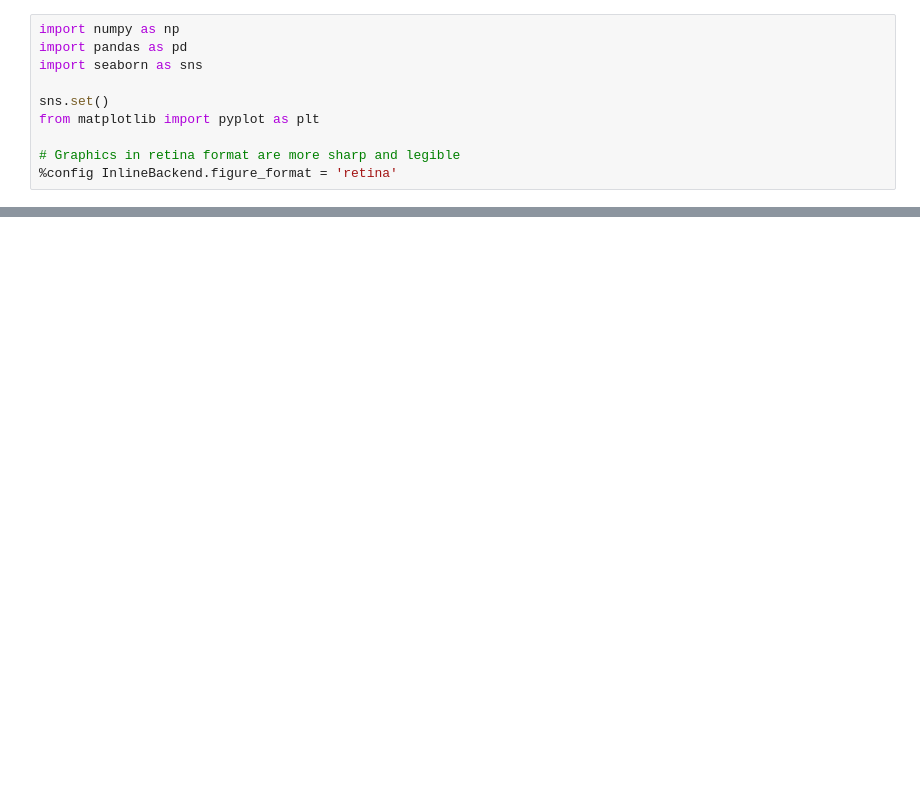
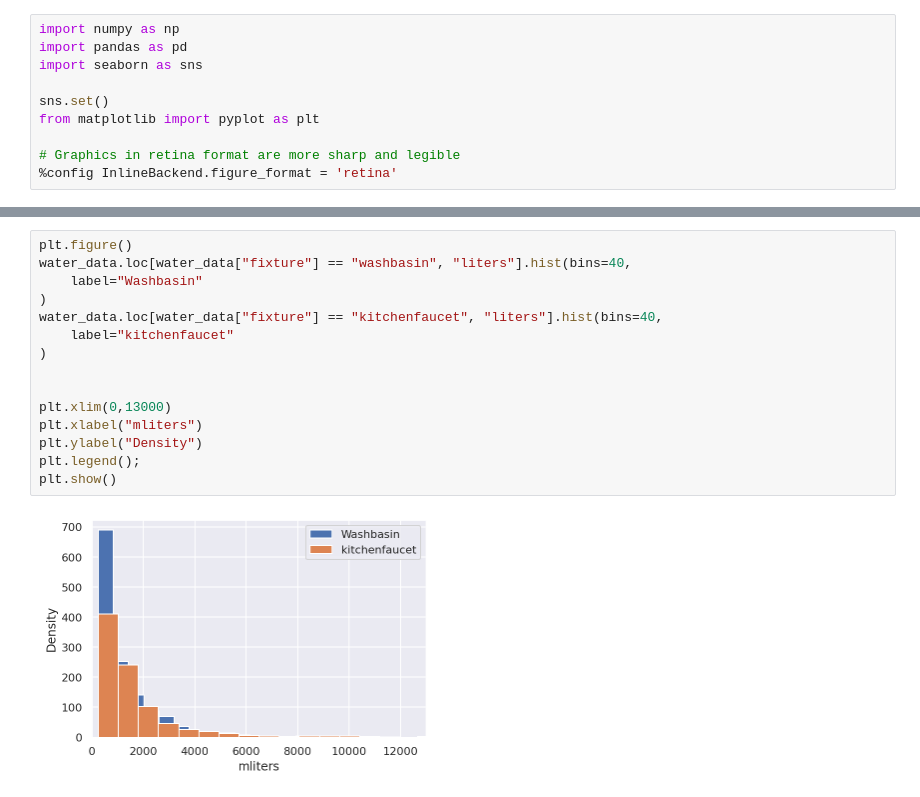
Before and after one commit to 25sal/2021_water_chapter, a Jupyter notebook: ensembles.ipynb, the cells around one changed output, grey strips where cells are left out. Drawn from its saved outputs; the diff is of its cells as text; blank space fills up the shorter version.

```diff
--- a/ensembles.ipynb
+++ b/ensembles.ipynb
@@ -31,3 +29,20 @@ plt.legend();
+# %%
+plt.figure()
+water_data.loc[water_data["fixture"] == "washbasin", "liters"].hist(bins=40,
+    label="Washbasin"
+)
+water_data.loc[water_data["fixture"] == "kitchenfaucet", "liters"].hist(bins=40,
+    label="kitchenfaucet"
+)
+
+
+plt.xlim(0,13000)
+plt.xlabel("mliters")
+plt.ylabel("Density")
+plt.legend();
+plt.show()
+# %% [output]
+[figure, added]
 # %%
 def get_bootstrap_samples(data, n_samples):
     """Generate bootstrap samples using the bootstrap method."""
```
Also changed, not shown: parts of 2 cells of this notebook.
